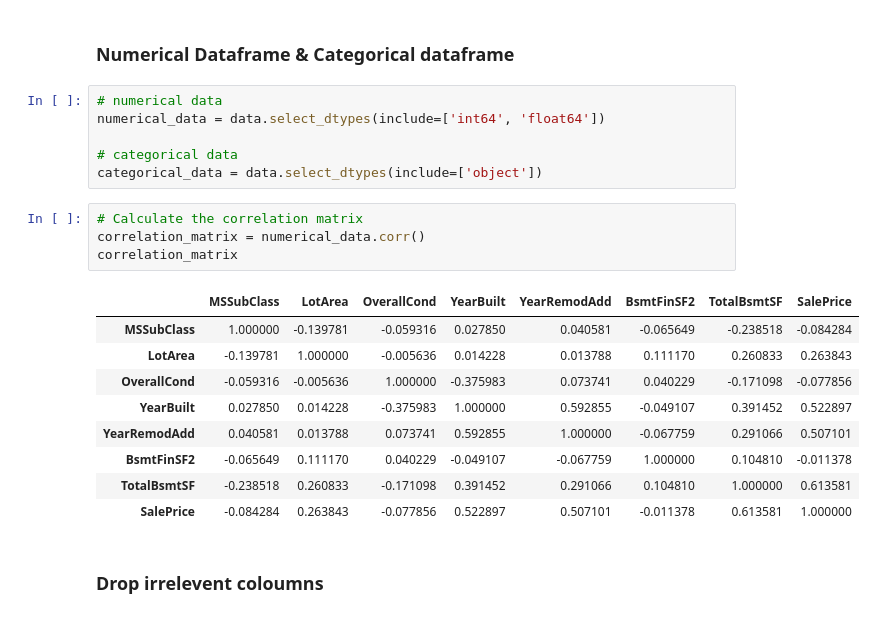
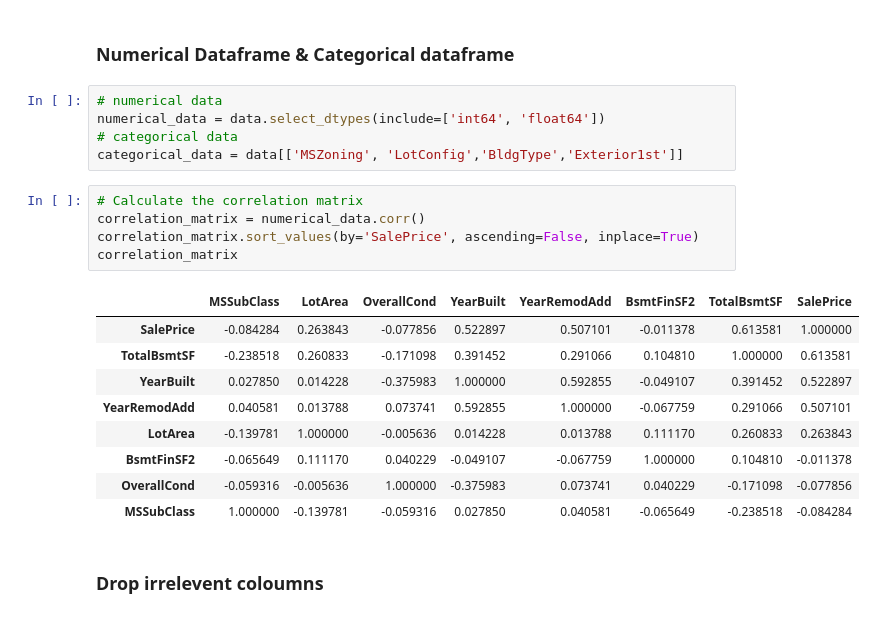
Before and after one commit to DanSun1213/ML_project, a Jupyter notebook: Dan.ipynb, the cells around one changed output. Saved outputs shown, nothing was run; the diff lists cells and outputs as text.

```diff
--- a/Dan.ipynb
+++ b/Dan.ipynb
@@ -53,22 +31,22 @@ data = data.drop(['Id'], axis=1)
 # %%
 # numerical data
 numerical_data = data.select_dtypes(include=['int64', 'float64'])
-
 # categorical data
-categorical_data = data.select_dtypes(include=['object'])
+categorical_data = data[['MSZoning', 'LotConfig','BldgType','Exterior1st']]
 # %%
 # Calculate the correlation matrix
 correlation_matrix = numerical_data.corr()
+correlation_matrix.sort_values(by='SalePrice', ascending=False, inplace=True)
 correlation_matrix
 # %% [output]
 |  | MSSubClass | LotArea | OverallCond | YearBuilt | YearRemodAdd | BsmtFinSF2 | TotalBsmtSF | SalePrice |
-| MSSubClass | 1.000000 | -0.139781 | -0.059316 | 0.027850 | 0.040581 | -0.065649 | -0.238518 | -0.084284 |
-| LotArea | -0.139781 | 1.000000 | -0.005636 | 0.014228 | 0.013788 | 0.111170 | 0.260833 | 0.263843 |
-| OverallCond | -0.059316 | -0.005636 | 1.000000 | -0.375983 | 0.073741 | 0.040229 | -0.171098 | -0.077856 |
+| SalePrice | -0.084284 | 0.263843 | -0.077856 | 0.522897 | 0.507101 | -0.011378 | 0.613581 | 1.000000 |
+| TotalBsmtSF | -0.238518 | 0.260833 | -0.171098 | 0.391452 | 0.291066 | 0.104810 | 1.000000 | 0.613581 |
 | YearBuilt | 0.027850 | 0.014228 | -0.375983 | 1.000000 | 0.592855 | -0.049107 | 0.391452 | 0.522897 |
 | YearRemodAdd | 0.040581 | 0.013788 | 0.073741 | 0.592855 | 1.000000 | -0.067759 | 0.291066 | 0.507101 |
+| LotArea | -0.139781 | 1.000000 | -0.005636 | 0.014228 | 0.013788 | 0.111170 | 0.260833 | 0.263843 |
 | BsmtFinSF2 | -0.065649 | 0.111170 | 0.040229 | -0.049107 | -0.067759 | 1.000000 | 0.104810 | -0.011378 |
-| TotalBsmtSF | -0.238518 | 0.260833 | -0.171098 | 0.391452 | 0.291066 | 0.104810 | 1.000000 | 0.613581 |
-| SalePrice | -0.084284 | 0.263843 | -0.077856 | 0.522897 | 0.507101 | -0.011378 | 0.613581 | 1.000000 |
+| OverallCond | -0.059316 | -0.005636 | 1.000000 | -0.375983 | 0.073741 | 0.040229 | -0.171098 | -0.077856 |
+| MSSubClass | 1.000000 | -0.139781 | -0.059316 | 0.027850 | 0.040581 | -0.065649 | -0.238518 | -0.084284 |
 # %% [markdown]
 ### Drop irrelevent coloumns
```
Also changed, not shown: parts of 26 cells of this notebook, 1 other file.
